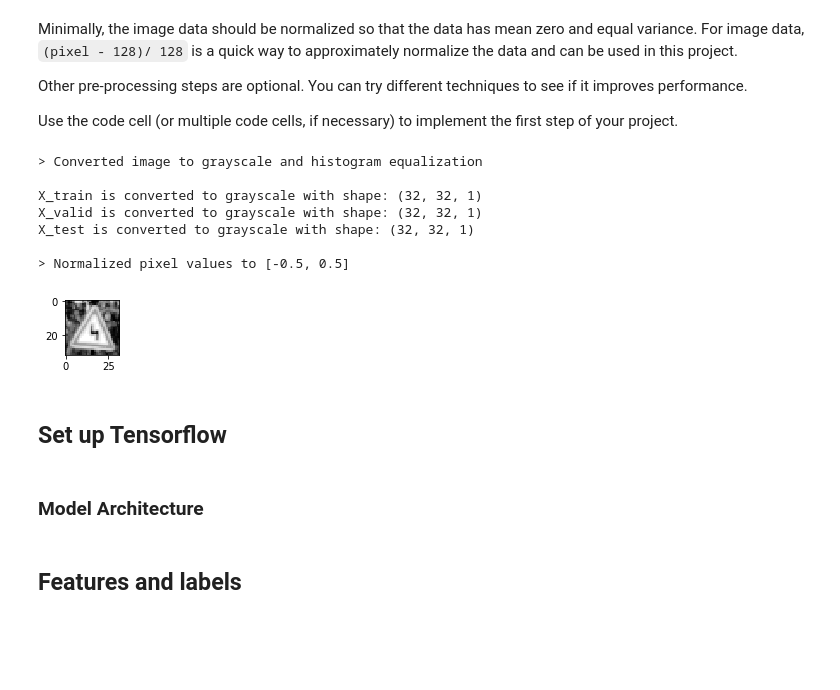
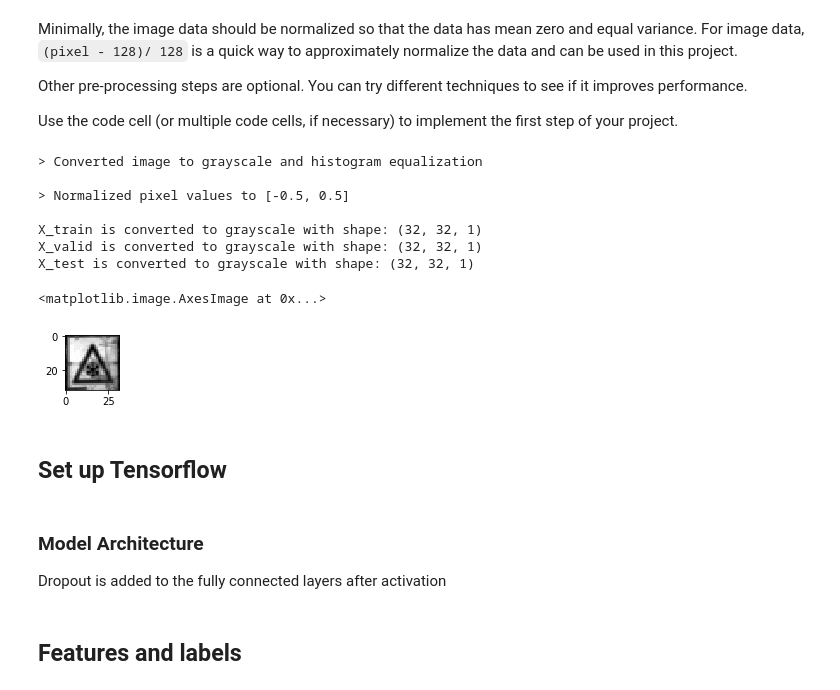
Before and after one commit to itornaza/sdc-traffic-signs, a Jupyter notebook: Traffic_Sign_Classifier.ipynb, the cells around one changed output. Cells and saved outputs as stored; diff of their text form; code cells hidden in the pictures; blank space fills up the shorter version.

```diff
--- a/Traffic_Sign_Classifier.ipynb
+++ b/Traffic_Sign_Classifier.ipynb
@@ -176,8 +175,8 @@ X_train, y_train = shuffle(X_train, y_train)
 # 2. Grayscale and Histogram equalization
 #--------------------------------------------------------------
 
-# Converts a train of n images to grayscale and histogram equalization
 def convertImage(train, n):
+    """Converts a train of n images to grayscale and histogram equalization"""
     gray_train = []
     for ix in range(0, n):
         # Convert to grayscale
@@ -191,46 +190,46 @@ def convertImage(train, n):
 # Convert training set
 gray_train = convertImage(X_train, n_train)
 X_train = np.reshape(gray_train, (-1, 32, 32, 1))
 
 # Convert validation set
 gray_train = convertImage(X_valid, n_validation)
 X_valid = np.reshape(gray_train, (-1, 32, 32, 1))
 
 # Convert test set
 gray_train = convertImage(X_test, n_test)
 X_test = np.reshape(gray_train, (-1, 32, 32, 1))
 
-# Display summary
 print("> Converted image to grayscale and histogram equalization\n")
+
+#--------------------------------------------------------------
+# 3. Normalize grayscale images
+#--------------------------------------------------------------
+X_train = ( (X_train / 255.) - 0.5 ).astype(np.float32)
+X_valid = ( (X_valid / 255.) - 0.5 ).astype(np.float32)
+X_test = ( (X_test / 255.) - 0.5 ).astype(np.float32)
+
+print("> Normalized pixel values to [-0.5, 0.5]\n")
 
 # Print the new dataset dimensions, should be (32, 32, 1)
 print("X_train is converted to grayscale with shape: {}".format(X_train[0].shape))
 print("X_valid is converted to grayscale with shape: {}".format(X_valid[0].shape))
 print("X_test is converted to grayscale with shape: {}".format(X_test[0].shape))
 
 # Plot a random training image
 index = random.randint(0, len(X_train))
 image = X_train[index].squeeze()
 plt.figure(figsize=(1,1))
 plt.imshow(image, cmap='gray')
-
-#--------------------------------------------------------------
-# 4. Normalize grayscale images
-#--------------------------------------------------------------
-X_train = ( (X_train / 255.) - 0.5 ).astype(np.float32)
-X_valid = ( (X_valid / 255.) - 0.5 ).astype(np.float32)
-X_test = ( (X_test / 255.) - 0.5 ).astype(np.float32)
-
-print("\n> Normalized pixel values to [-0.5, 0.5]")
 # %% [output]
 > Converted image to grayscale and histogram equalization
+
+> Normalized pixel values to [-0.5, 0.5]
 
 X_train is converted to grayscale with shape: (32, 32, 1)
 X_valid is converted to grayscale with shape: (32, 32, 1)
 X_test is converted to grayscale with shape: (32, 32, 1)
-
-> Normalized pixel values to [-0.5, 0.5]
+<matplotlib.image.AxesImage at 0x...>
-[figure, old version]
+[figure, new version]
 # %% [markdown]
 ## Set up Tensorflow
 # %%
@@ -241,5 +249,6 @@ BATCH_SIZE = 128
-# %% [markdown]
-### Model Architecture
+# %% [markdown]
+### Model Architecture
+Dropout is added to the fully connected layers after activation
 # %%
 ### Define your architecture here.
 ### Feel free to use as many code cells as needed.
```
Also changed, not shown: parts of 11 cells of this notebook, 9 other files.
